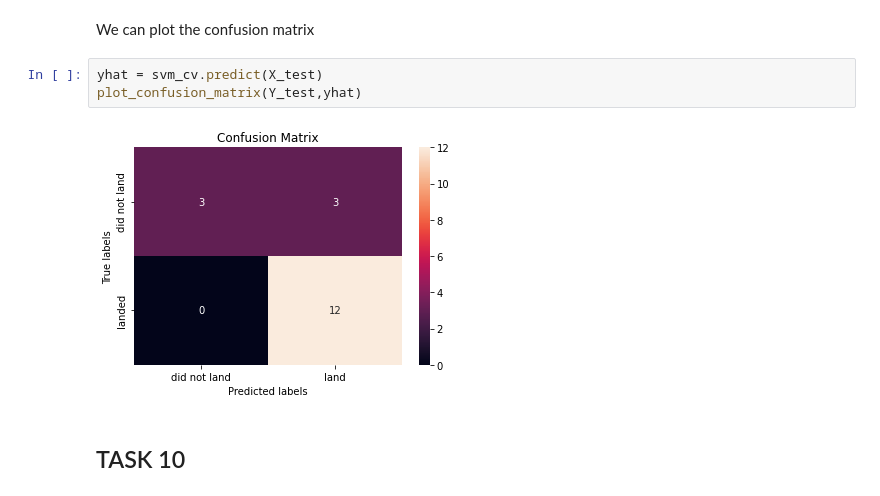
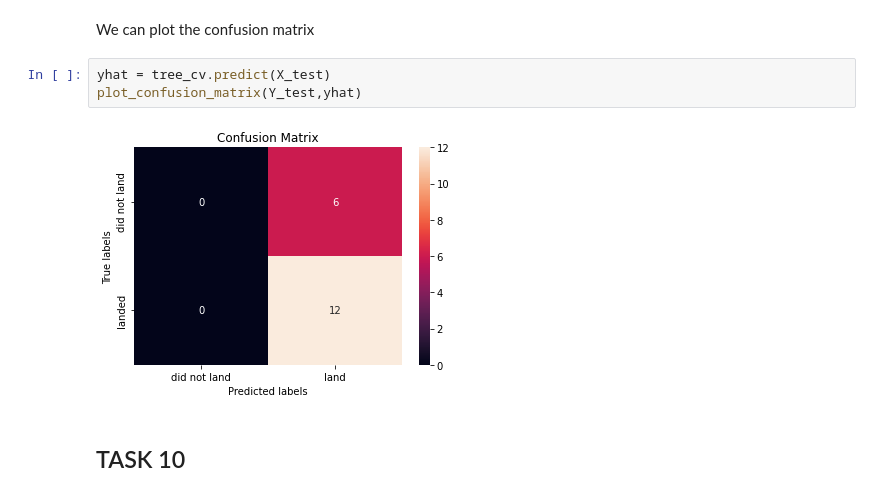
Before and after one commit to seowteckkueh/Coursera-IBM-Data-Science, a Jupyter notebook: Capstone/8 SpaceX_Machine Learning Prediction_Part_5.ipynb, the cells around one changed output. Drawn from its saved outputs; the diff is of its cells as text.

```diff
--- a/Capstone/8 SpaceX_Machine Learning Prediction_Part_5.ipynb
+++ b/Capstone/8 SpaceX_Machine Learning Prediction_Part_5.ipynb
@@ -274,10 +274,10 @@ test data accuracy: 0.8333333333333334
 # %% [markdown]
 We can plot the confusion matrix
 # %%
-yhat = svm_cv.predict(X_test)
+yhat = tree_cv.predict(X_test)
 plot_confusion_matrix(Y_test,yhat)
 # %% [output]
-[figure, old version]
+[figure, new version]
 # %% [markdown]
 ## TASK  10
 # %% [markdown]
```
Also changed, not shown: parts of 2 cells of this notebook.
